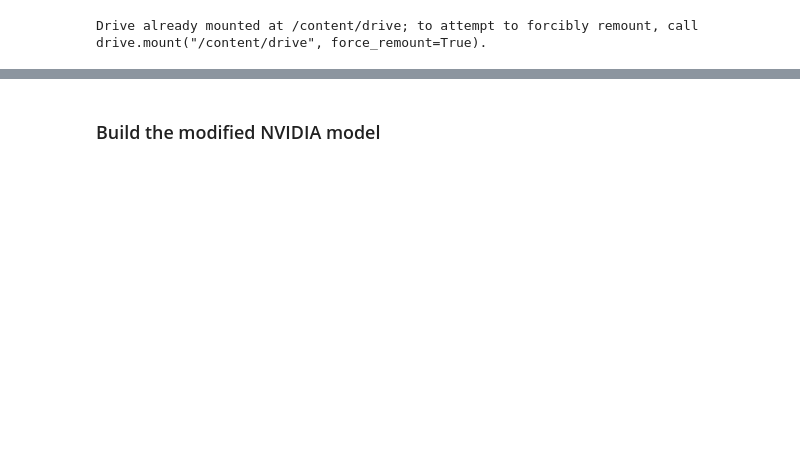
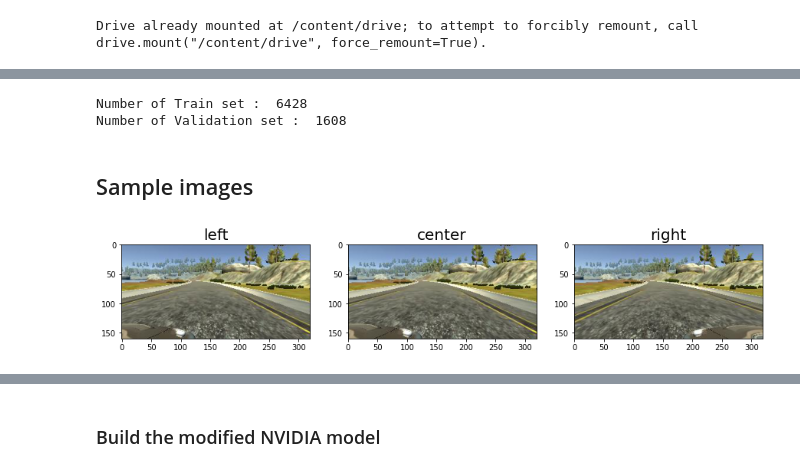
Before and after one commit to JeonghwaLee-TwinDAD/Behavioral-Cloning, a Jupyter notebook: model.ipynb, the cells around one changed output, grey strips where cells are left out. Cells and saved outputs as stored; diff of their text form; code cells hidden in the pictures; blank space fills up the shorter version.

```diff
--- a/model.ipynb
+++ b/model.ipynb
@@ -45,3 +67,41 @@ X = np.array([{item.strip() for item in s} for s in data_df[['center','left','ri
 y = data_df['steering'].values
 
 X_train, X_valid, y_train, y_valid = train_test_split(X, y, test_size=0.2, random_state=0)
+# %%
+print('Number of Train set : ', len(X_train))
+print('Number of Validation set : ', len(X_valid))
+# %% [output]
+Number of Train set :  6428
+Number of Validation set :  1608
+# %% [markdown]
+## Sample images
+# %%
+import random
+
+n_samples = 1
+
+X_path = X_train[random.sample(range(0,len(X_train)),n_samples)]
+
+fig, axs = plt.subplots(1,3, figsize=(15,5))
+
+for i in range(n_samples):
+  left_img_path, center_img_path, right_img_path = X_path[i]
+
+  left_img_path = os.path.join(DATA_DIR, left_img_path)
+  left_img = plt.imread(left_img_path)
+  axs[0].imshow(left_img.squeeze())
+  axs[0].set_title('left',fontsize=20)
+
+  center_img_path = os.path.join(DATA_DIR, center_img_path)
+  center_img = plt.imread(left_img_path)
+  axs[1].imshow(center_img.squeeze())
+  axs[1].set_title('center',fontsize=20)
+
+  right_img_path = os.path.join(DATA_DIR, right_img_path)
+  right_img = plt.imread(right_img_path)
+  axs[2].imshow(right_img.squeeze())
+  axs[2].set_title('right',fontsize=20)
+
+plt.show()
+# %% [output]
+[figure, added]
```
Also changed, not shown: parts of 13 cells of this notebook.
